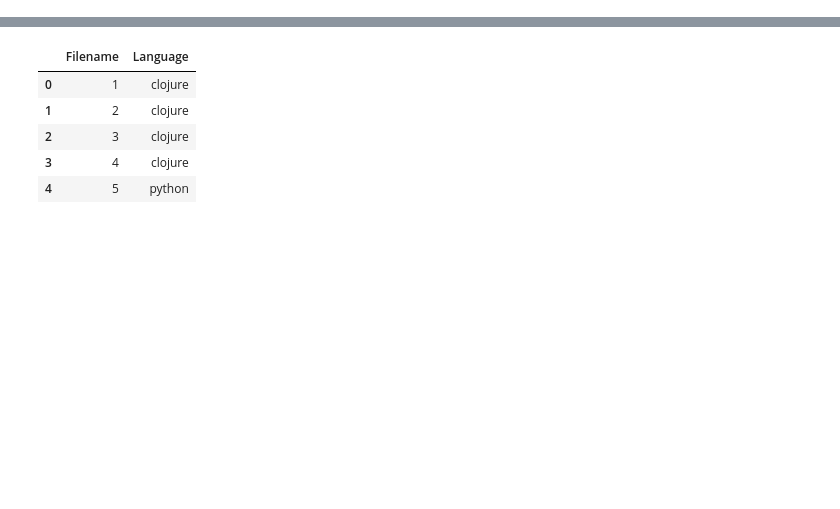
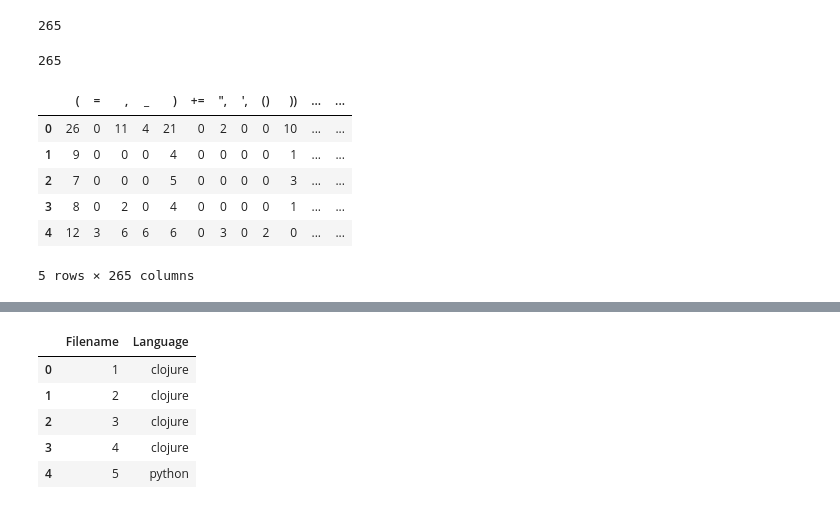
Before and after one commit to tiyd-python-2015-01/programming-language-classifier, a Jupyter notebook: programming language.ipynb, the cells around one changed output, grey strips where cells are left out. Cells and saved outputs as stored; diff of their text form; code cells hidden in the pictures; blank space fills up the shorter version.

```diff
--- a/programming language.ipynb
+++ b/programming language.ipynb
@@ -250 +290,3 @@ test_feat = flip_array(test_features)
+# %%
+test_f = flip_array(test_feat)
 # %%
@@ -261,0 +296,24 @@ testing = pd.read_csv("test.csv")
+# %%
+len(test_f)
+# %% [output]
+265
+# %%
+len(train_f)
+# %% [output]
+265
+# %%
+test_features = pd.DataFrame(test_f)
+# %%
+test_features2 = test_features.T
+# %%
+test_features2.columns = top_punctuation_and_strings
+# %%
+test_features2.head()
+# %% [output]
+|  | ( | = | , | _ | ) | += | ", | ', | () | )) | ... | ... |
+| 0 | 26 | 0 | 11 | 4 | 21 | 0 | 2 | 0 | 0 | 10 | ... | ... |
+| 1 | 9 | 0 | 0 | 0 | 4 | 0 | 0 | 0 | 0 | 1 | ... | ... |
+| 2 | 7 | 0 | 0 | 0 | 5 | 0 | 0 | 0 | 0 | 3 | ... | ... |
+| 3 | 8 | 0 | 2 | 0 | 4 | 0 | 0 | 0 | 0 | 1 | ... | ... |
+| 4 | 12 | 3 | 6 | 6 | 6 | 0 | 3 | 0 | 2 | 0 | ... | ... |
+5 rows × 265 columns
```
Also changed, not shown: parts of 54 cells of this notebook.
